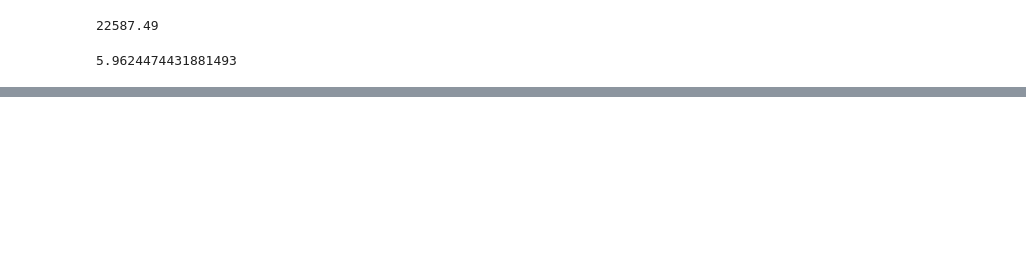
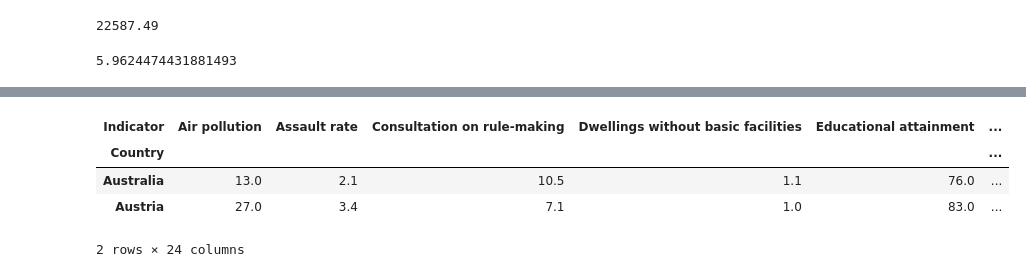
Before and after one commit to liu044100/handson-ml, a Jupyter notebook: test.ipynb, the cells around one changed output, grey strips where cells are left out. Cells and saved outputs as stored; diff of their text form; code cells hidden in the pictures; blank space fills up the shorter version.

```diff
--- a/test.ipynb
+++ b/test.ipynb
@@ -61,0 +95,13 @@ cyprus_predicted_life_satisfaction[0][0]
+# %%
+datapath = "datasets/lifesat/"
+
+oecd_bli = pd.read_csv(datapath+"oecd_bli_2015.csv", thousands=',')
+oecd_bli = oecd_bli[oecd_bli["INEQUALITY"]=="TOT"]
+oecd_bli = oecd_bli.pivot(index="Country", columns="Indicator", values="Value")
+oecd_bli.head(2)
+# %% [output]
+| Indicator | Air pollution | Assault rate | Consultation on rule-making | Dwellings without basic facilities | Educational attainment | ... |
+| Country |  |  |  |  |  | ... |
+| Australia | 13.0 | 2.1 | 10.5 | 1.1 | 76.0 | ... |
+| Austria | 27.0 | 3.4 | 7.1 | 1.0 | 83.0 | ... |
+2 rows × 24 columns
```
Also changed, not shown: parts of 3 cells of this notebook.
